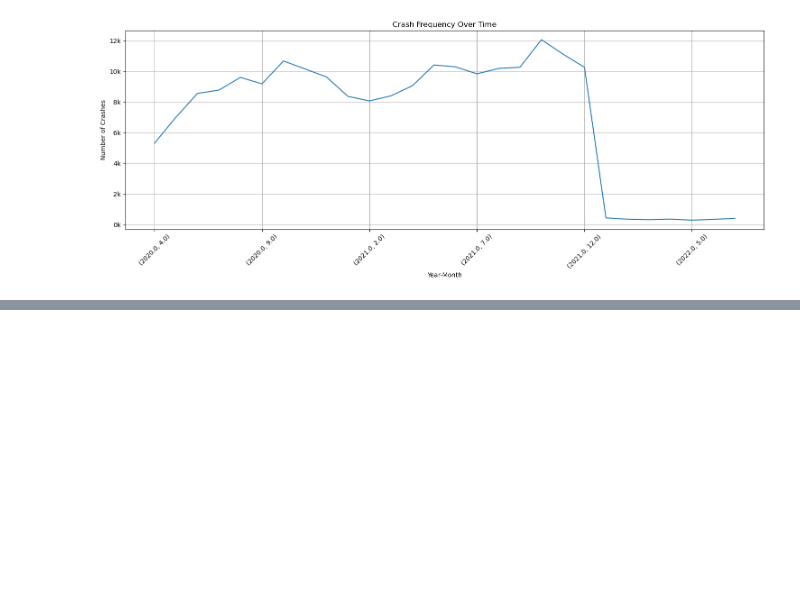
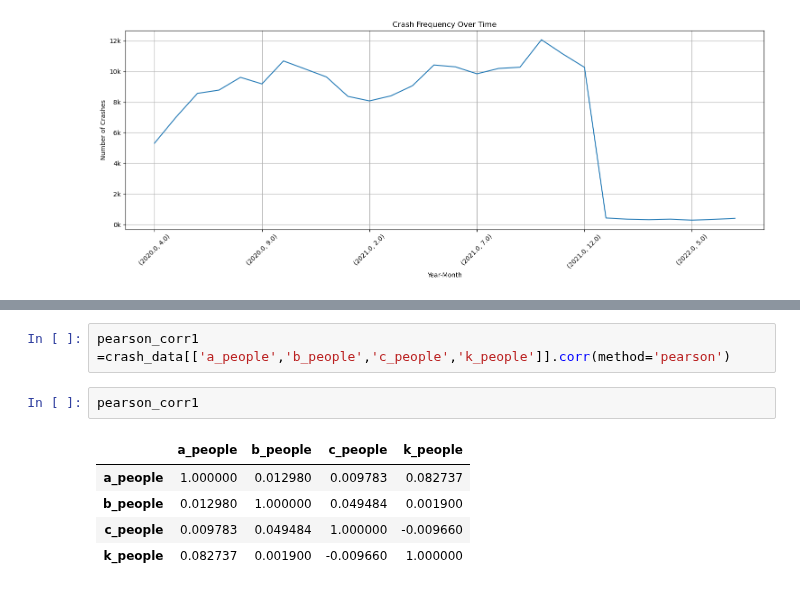
Before and after one commit to Eliab16/VDOT-crash-analysis, a Jupyter notebook: VDOT_Analysis.ipynb, the cells around one changed output, grey strips where cells are left out. Cells and saved outputs as stored; diff of their text form; blank space fills up the shorter version.

```diff
--- a/VDOT_Analysis.ipynb
+++ b/VDOT_Analysis.ipynb
@@ -227,0 +219,10 @@ In other words, larger x values correspond to smaller y values and vice versa.
+# %%
+pearson_corr1 =crash_data[['a_people','b_people','c_people','k_people']].corr(method='pearson')
+# %%
+pearson_corr1
+# %% [output]
+|  | a_people | b_people | c_people | k_people |
+| a_people | 1.000000 | 0.012980 | 0.009783 | 0.082737 |
+| b_people | 0.012980 | 1.000000 | 0.049484 | 0.001900 |
+| c_people | 0.009783 | 0.049484 | 1.000000 | -0.009660 |
+| k_people | 0.082737 | 0.001900 | -0.009660 | 1.000000 |
```
Also changed, not shown: parts of 20 cells of this notebook.
